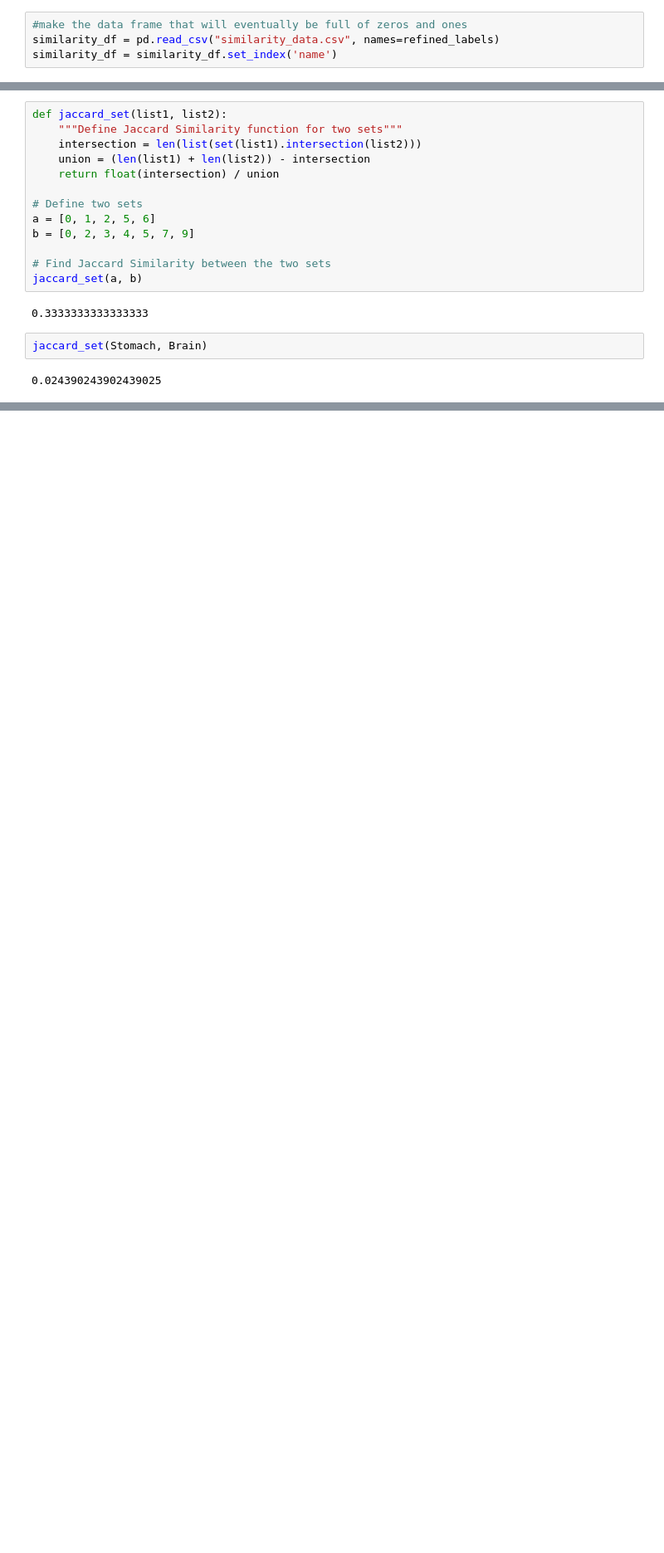
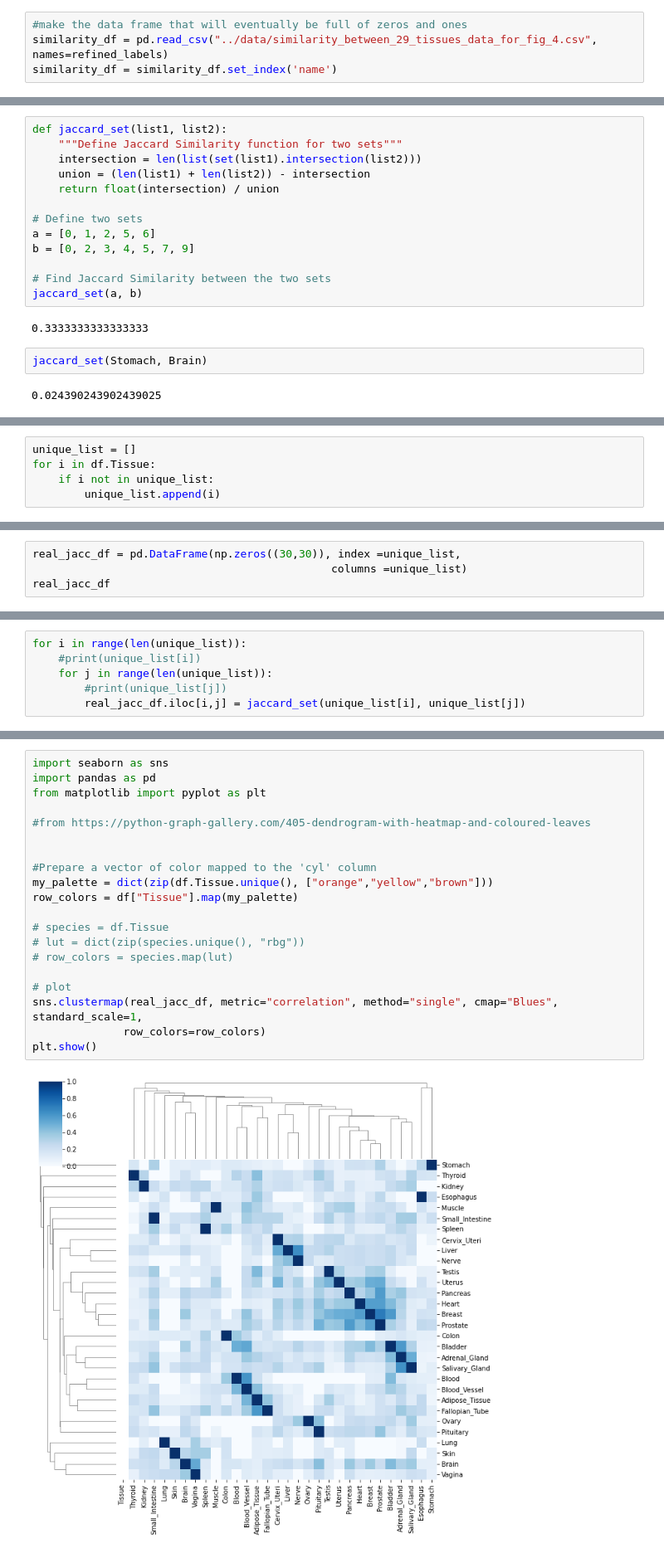
Before and after one commit to valtado1/compbio_sem_project, a Jupyter notebook: results/first_go_compbio_project_scratch.ipynb, the cells around one changed output, grey strips where cells are left out. Shown at 83% size. Cells and saved outputs as stored; diff of their text form; blank space fills up the shorter version.

```diff
--- a/results/first_go_compbio_project_scratch.ipynb
+++ b/results/first_go_compbio_project_scratch.ipynb
@@ -55,7 +59,7 @@ refined_labels
  'REL']
 # %%
 #make the data frame that will eventually be full of zeros and ones
-similarity_df = pd.read_csv("similarity_data.csv", names=refined_labels)
+similarity_df = pd.read_csv("../data/similarity_between_29_tissues_data_for_fig_4.csv", names=refined_labels)
 similarity_df = similarity_df.set_index('name')
 # %%
 similarity_df
@@ -393,0 +463,5 @@ jaccard_set(Stomach, Brain)
+# %%
+unique_list = []
+for i in df.Tissue:
+    if i not in unique_list:
+        unique_list.append(i)
@@ -393,0 +516,4 @@ jaccard_set(Stomach, Brain)
+# %%
+real_jacc_df = pd.DataFrame(np.zeros((30,30)), index =unique_list,
+                                              columns =unique_list)
+real_jacc_df
@@ -393,0 +543,6 @@ jaccard_set(Stomach, Brain)
+# %%
+for i in range(len(unique_list)):
+    #print(unique_list[i])
+    for j in range(len(unique_list)):
+        #print(unique_list[j])
+        real_jacc_df.iloc[i,j] = jaccard_set(unique_list[i], unique_list[j])
@@ -393,0 +594,22 @@ jaccard_set(Stomach, Brain)
+# %%
+import seaborn as sns
+import pandas as pd
+from matplotlib import pyplot as plt
+
+#from https://python-graph-gallery.com/405-dendrogram-with-heatmap-and-coloured-leaves
+
+
+#Prepare a vector of color mapped to the 'cyl' column
+my_palette = dict(zip(df.Tissue.unique(), ["orange","yellow","brown"]))
+row_colors = df["Tissue"].map(my_palette)
+
+# species = df.Tissue
+# lut = dict(zip(species.unique(), "rbg"))
+# row_colors = species.map(lut)
+
+# plot
+sns.clustermap(real_jacc_df, metric="correlation", method="single", cmap="Blues", standard_scale=1,
+              row_colors=row_colors)
+plt.show()
+# %% [output]
+[figure, added]
```
Also changed, not shown: parts of 57 cells of this notebook, 5 other files.
